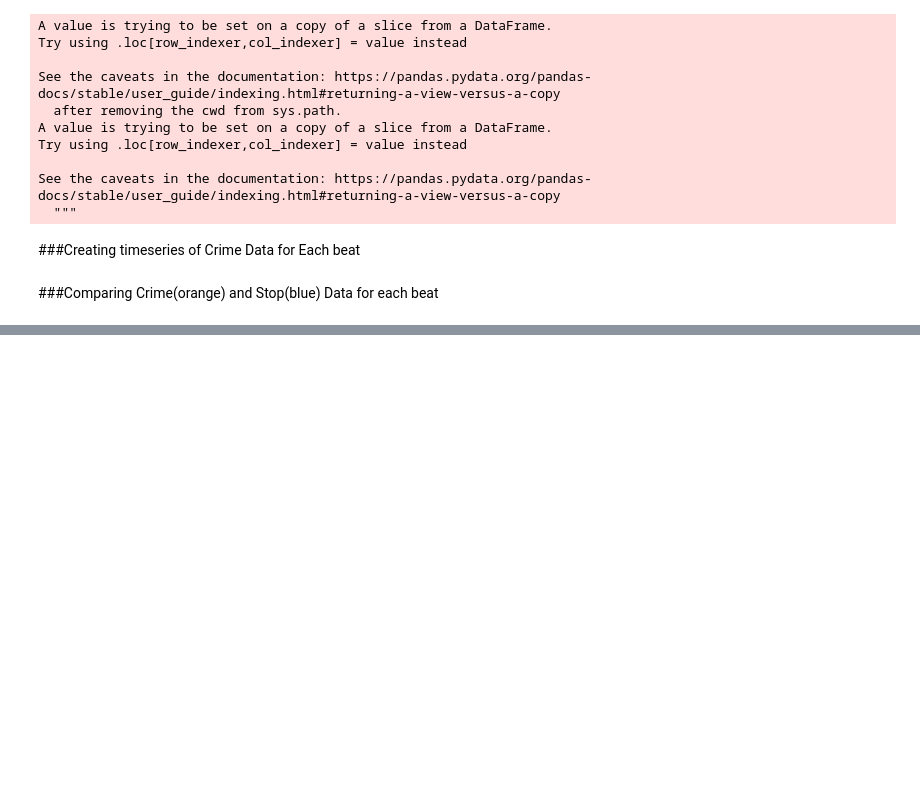
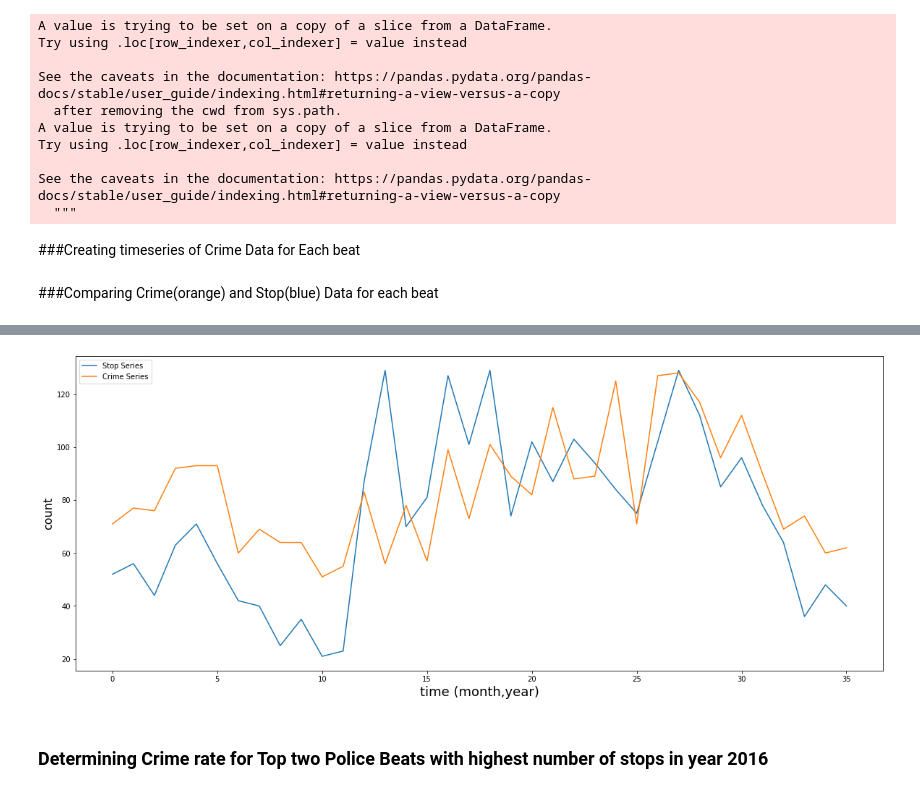
Before and after one commit to Tasfia48/Predictive_Policing, a Jupyter notebook: Stop_and_Crime_Data_beatwise_analysis.ipynb, the cells around one changed output, grey strips where cells are left out. Drawn from its saved outputs; the diff is of its cells as text; code cells hidden in the pictures; blank space fills up the shorter version.

```diff
--- a/Stop_and_Crime_Data_beatwise_analysis.ipynb
+++ b/Stop_and_Crime_Data_beatwise_analysis.ipynb
@@ -91,0 +124,4 @@ for x in crime_data["BEAT"].unique():
+# %%
+   plotTimeSeries(1115)
+# %% [output]
+[figure, added]
@@ -91,0 +170,2 @@ for x in crime_data["BEAT"].unique():
+# %% [markdown]
+### Determining Crime rate for Top two Police Beats with highest number of stops in year 2016
```
Also changed, not shown: parts of 22 cells of this notebook.
